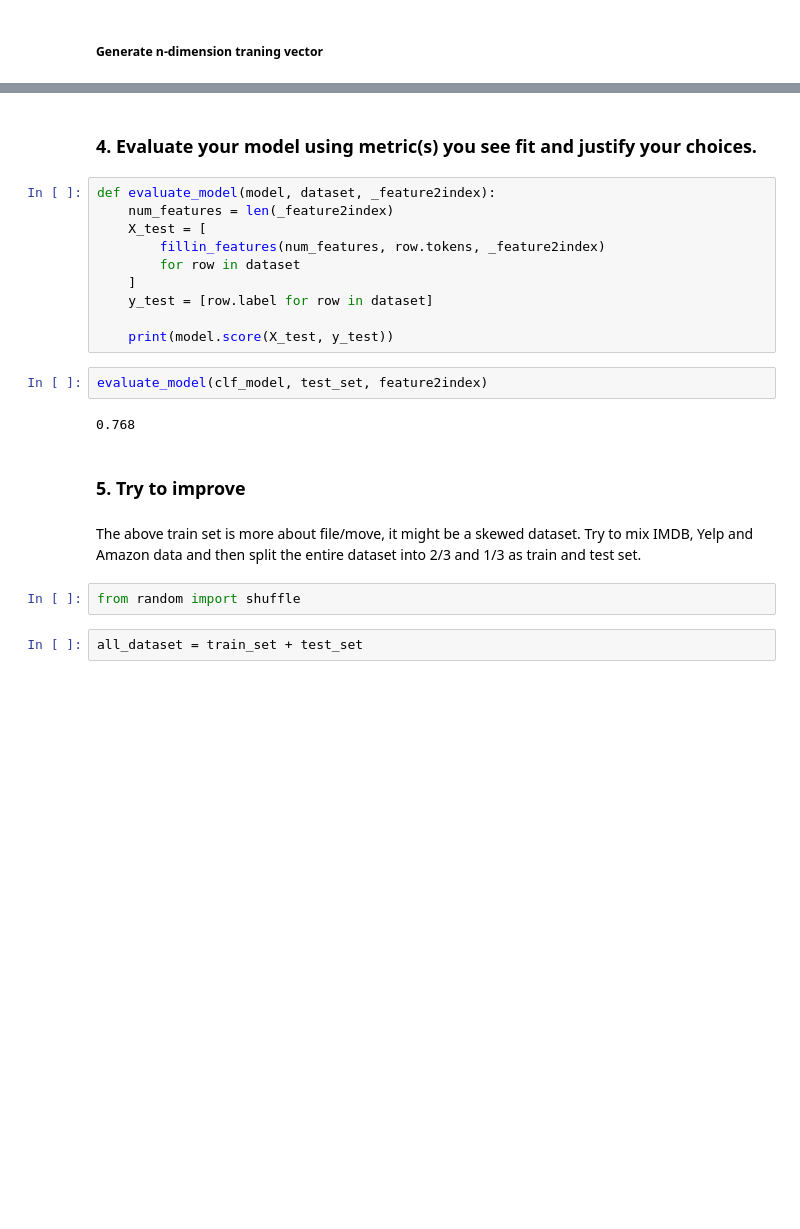
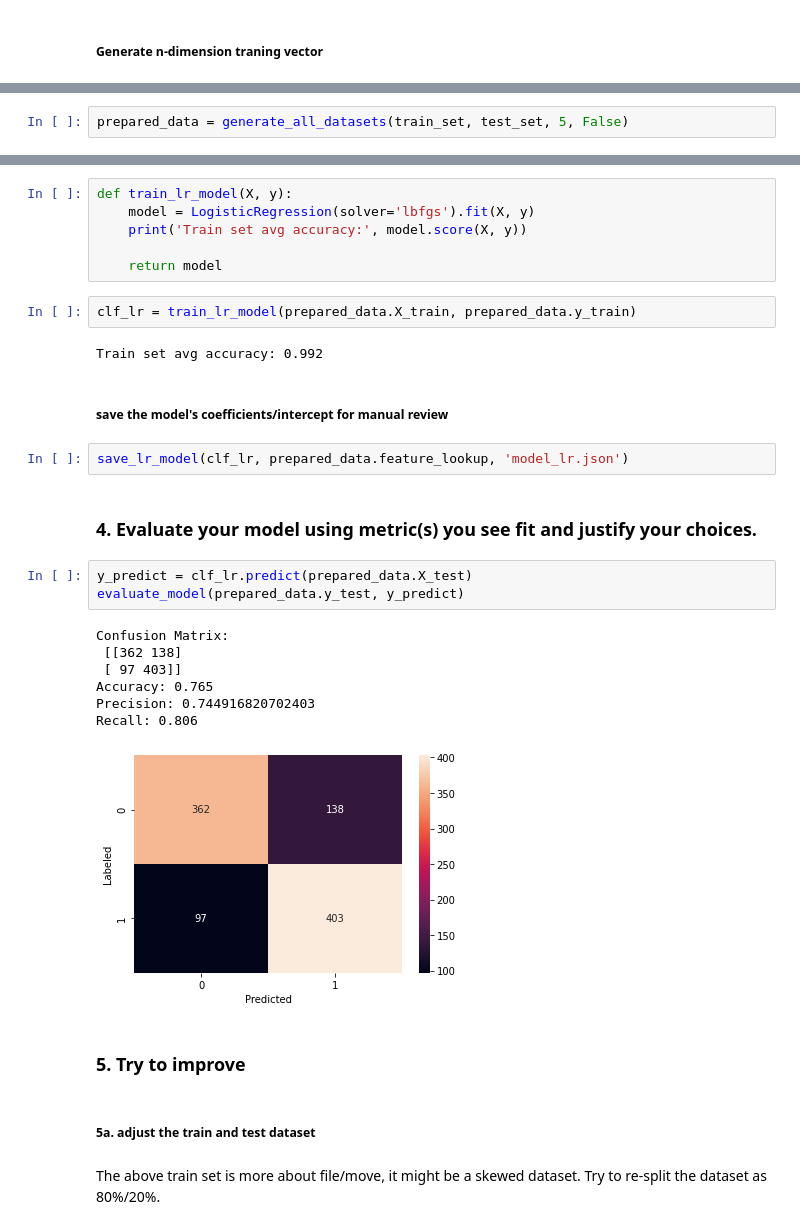
Before and after one commit to datamut/simplesentiment, a Jupyter notebook: sentiment.ipynb, the cells around one changed output, grey strips where cells are left out. Saved outputs shown, nothing was run; the diff lists cells and outputs as text; blank space fills up the shorter version.

```diff
--- a/sentiment.ipynb
+++ b/sentiment.ipynb
@@ -235,0 +341,2 @@ Train set accuracy: 0.9915
+# %%
+prepared_data = generate_all_datasets(train_set, test_set, 5, False)
@@ -236,24 +374,33 @@ Train set accuracy: 0.9915
+# %%
+def train_lr_model(X, y):
+    model = LogisticRegression(solver='lbfgs').fit(X, y)
+    print('Train set avg accuracy:', model.score(X, y))
+
+    return model
+# %%
+clf_lr = train_lr_model(prepared_data.X_train, prepared_data.y_train)
+# %% [output]
+Train set avg accuracy: 0.992
+# %% [markdown]
+##### save the model's coefficients/intercept for manual review
+# %%
+save_lr_model(clf_lr, prepared_data.feature_lookup, 'model_lr.json')
 # %% [markdown]
 ### 4. Evaluate your model using metric(s) you see fit and justify your choices.
-# %%
-def evaluate_model(model, dataset, _feature2index):
-    num_features = len(_feature2index)
-    X_test = [
-        fillin_features(num_features, row.tokens, _feature2index)
-        for row in dataset
-    ]
-    y_test = [row.label for row in dataset]
-
-    print(model.score(X_test, y_test))
-# %%
-evaluate_model(clf_model, test_set, feature2index)
-# %% [output]
-0.768
+# %%
+y_predict = clf_lr.predict(prepared_data.X_test)
+evaluate_model(prepared_data.y_test, y_predict)
+# %% [output]
+Confusion Matrix:
+ [[362 138]
+ [ 97 403]]
+Accuracy: 0.765
+Precision: 0.744916820702403
+Recall: 0.806
+[figure, added]
 # %% [markdown]
 ### 5. Try to improve
+# %% [markdown]
+##### 5a. adjust the train and test dataset
 # %% [markdown]
-The above train set is more about file/move, it might be a skewed dataset. Try to mix IMDB, Yelp and Amazon data and then split the entire dataset into 2/3 and 1/3 as train and test set.
+The above train set is more about file/move, it might be a skewed dataset. Try to re-split the dataset as 80%/20%.
-# %%
-from random import shuffle
-# %%
-all_dataset = train_set + test_set
```
Also changed, not shown: parts of 68 cells of this notebook.
